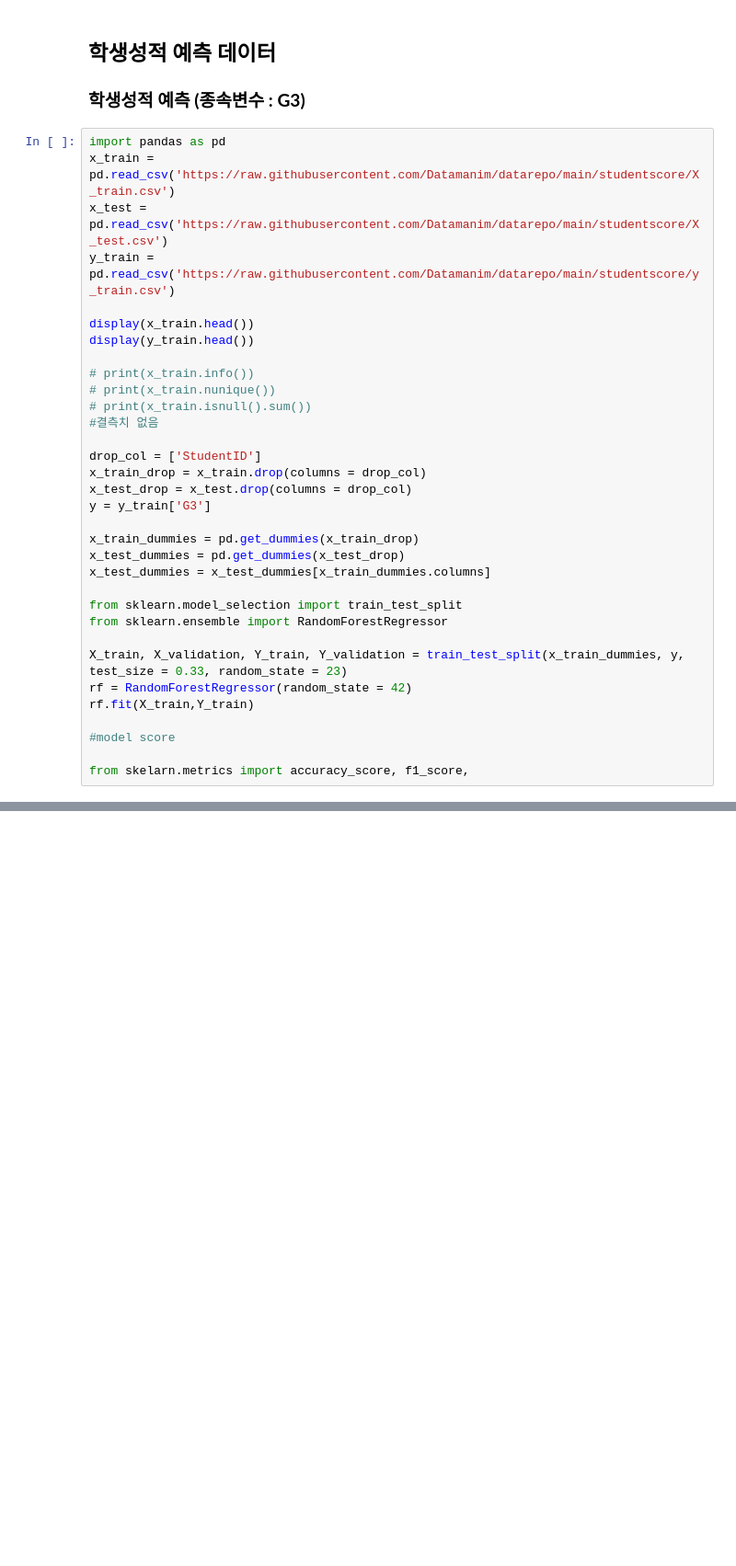
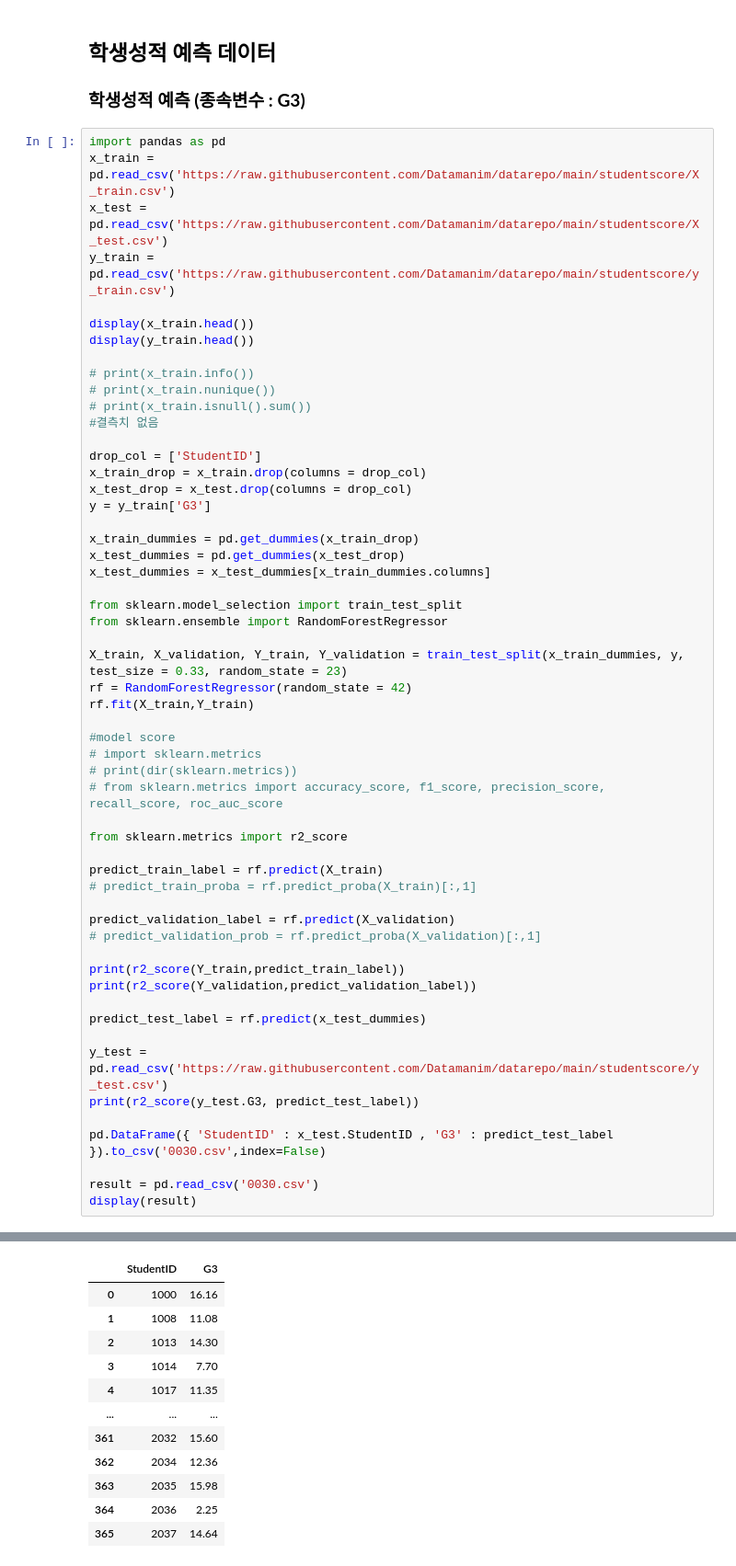
Before and after one commit to applesatang/my, a Jupyter notebook: pandas/2q.ipynb, the cells around one changed output, grey strips where cells are left out. Shown: that part at 92% size. Cells and saved outputs as stored; diff of their text form; blank space fills up the shorter version.

```diff
--- a/pandas/2q.ipynb
+++ b/pandas/2q.ipynb
@@ -543,8 +543,30 @@ rf = RandomForestRegressor(random_state = 42)
 rf.fit(X_train,Y_train)
 
 #model score
+# import sklearn.metrics
+# print(dir(sklearn.metrics))
+# from sklearn.metrics import accuracy_score, f1_score, precision_score, recall_score, roc_auc_score
 
-from skelarn.metrics import accuracy_score, f1_score,
+from sklearn.metrics import r2_score
+
+predict_train_label = rf.predict(X_train)
+# predict_train_proba = rf.predict_proba(X_train)[:,1]
+
+predict_validation_label = rf.predict(X_validation)
+# predict_validation_prob = rf.predict_proba(X_validation)[:,1]
+
+print(r2_score(Y_train,predict_train_label))
+print(r2_score(Y_validation,predict_validation_label))
+
+predict_test_label = rf.predict(x_test_dummies)
+
+y_test = pd.read_csv('https://raw.githubusercontent.com/Datamanim/datarepo/main/studentscore/y_test.csv')
+print(r2_score(y_test.G3, predict_test_label))
+
+pd.DataFrame({ 'StudentID' : x_test.StudentID , 'G3' : predict_test_label }).to_csv('0030.csv',index=False)
+
+result = pd.read_csv('0030.csv')
+display(result)
 # %% [output]
 |  | StudentID | school | sex | age | address | famsize | Pstatus | Medu | Fedu | Mjob | ... | ... |
 | 0 | 1714 | GP | F | 18 | U | GT3 | T | 4 | 3 | other | ... | ... |
@@ -561,0 +587,12 @@ from skelarn.metrics import accuracy_score, f1_score,
+|  | StudentID | G3 |
+| 0 | 1000 | 16.16 |
+| 1 | 1008 | 11.08 |
+| 2 | 1013 | 14.30 |
+| 3 | 1014 | 7.70 |
+| 4 | 1017 | 11.35 |
+| ... | ... | ... |
+| 361 | 2032 | 15.60 |
+| 362 | 2034 | 12.36 |
+| 363 | 2035 | 15.98 |
+| 364 | 2036 | 2.25 |
+| 365 | 2037 | 14.64 |
```
Also changed, not shown: parts of 1 cell of this notebook, 2 other files.
